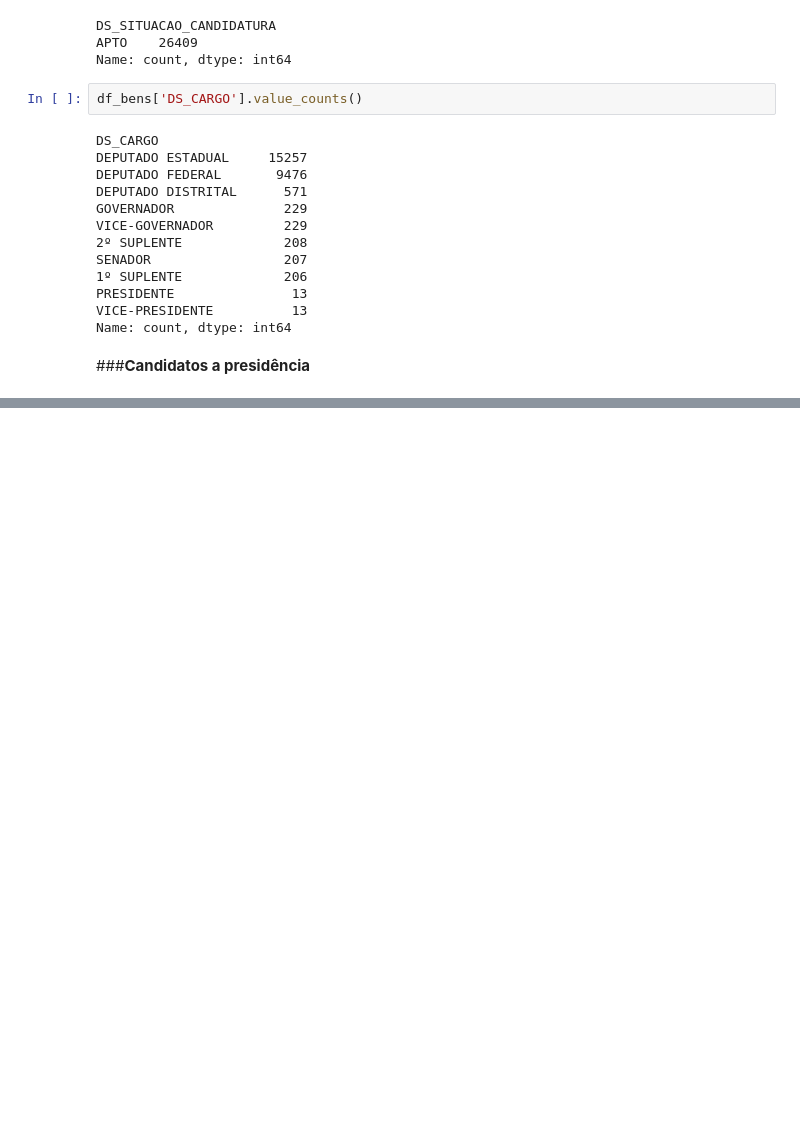
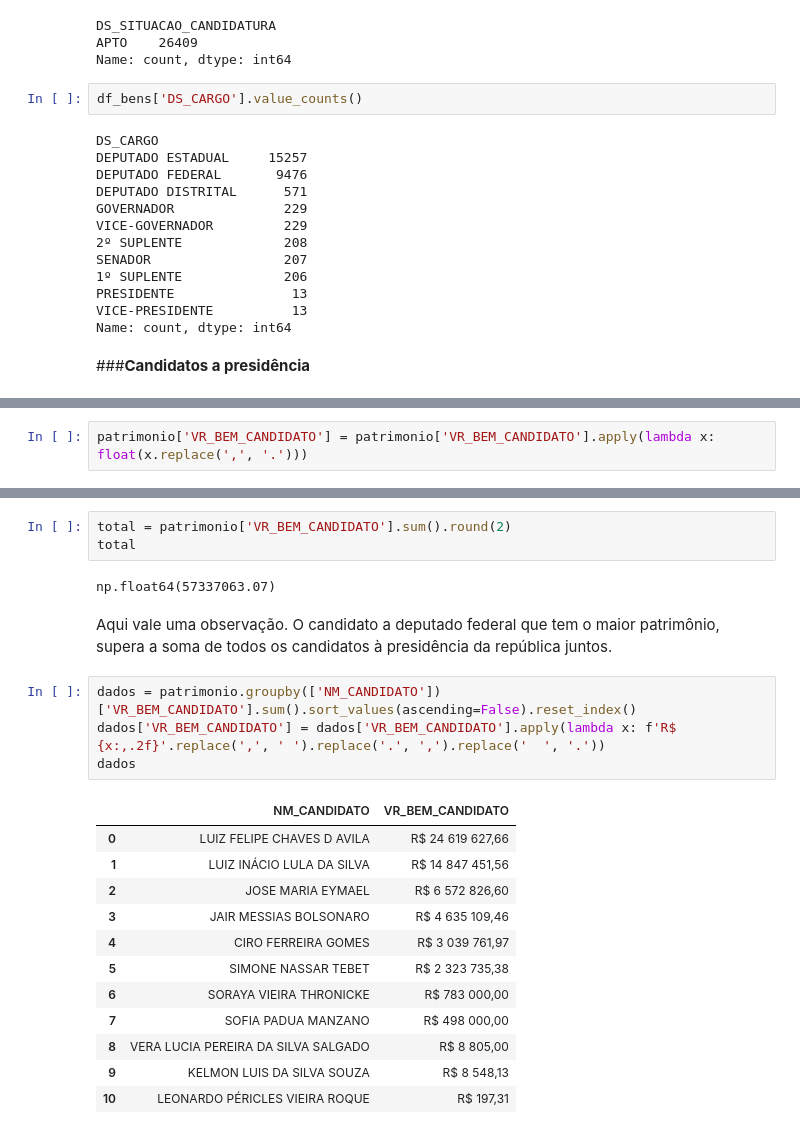
Before and after one commit to leandroclv/analise_manipulacao_dados_pandas_udemy, a Jupyter notebook: df_dados_TSE.ipynb, the cells around one changed output, grey strips where cells are left out. Saved outputs shown, nothing was run; the diff lists cells and outputs as text; blank space fills up the shorter version.

```diff
--- a/df_dados_TSE.ipynb
+++ b/df_dados_TSE.ipynb
@@ -69,0 +184,2 @@ Name: count, dtype: int64
+# %%
+patrimonio['VR_BEM_CANDIDATO'] = patrimonio['VR_BEM_CANDIDATO'].apply(lambda x: float(x.replace(',', '.')))
@@ -69,0 +206,24 @@ Name: count, dtype: int64
+# %%
+total = patrimonio['VR_BEM_CANDIDATO'].sum().round(2)
+total
+# %% [output]
+np.float64(57337063.07)
+# %% [markdown]
+Aqui vale uma observação. O candidato a deputado federal que tem o maior patrimônio, supera a soma de todos os candidatos à presidência da república juntos.
+# %%
+dados = patrimonio.groupby(['NM_CANDIDATO'])['VR_BEM_CANDIDATO'].sum().sort_values(ascending=False).reset_index()
+dados['VR_BEM_CANDIDATO'] = dados['VR_BEM_CANDIDATO'].apply(lambda x: f'R$ {x:,.2f}'.replace(',', ' ').replace('.', ',').replace('  ', '.'))
+dados
+# %% [output]
+|  | NM_CANDIDATO | VR_BEM_CANDIDATO |
+| 0 | LUIZ FELIPE CHAVES D AVILA | R$ 24 619 627,66 |
+| 1 | LUIZ INÁCIO LULA DA SILVA | R$ 14 847 451,56 |
+| 2 | JOSE MARIA EYMAEL | R$ 6 572 826,60 |
+| 3 | JAIR MESSIAS BOLSONARO | R$ 4 635 109,46 |
+| 4 | CIRO FERREIRA GOMES | R$ 3 039 761,97 |
+| 5 | SIMONE NASSAR TEBET | R$ 2 323 735,38 |
+| 6 | SORAYA VIEIRA THRONICKE | R$ 783 000,00 |
+| 7 | SOFIA PADUA MANZANO | R$ 498 000,00 |
+| 8 | VERA LUCIA PEREIRA DA SILVA SALGADO | R$ 8 805,00 |
+| 9 | KELMON LUIS DA SILVA SOUZA | R$ 8 548,13 |
+| 10 | LEONARDO PÉRICLES VIEIRA ROQUE | R$ 197,31 |
```
Also changed, not shown: parts of 17 cells of this notebook.
